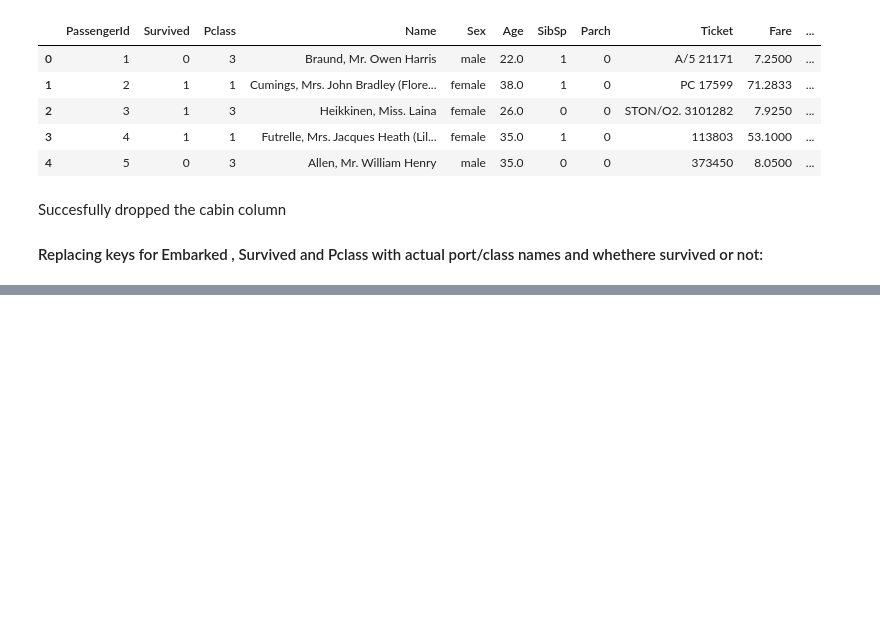
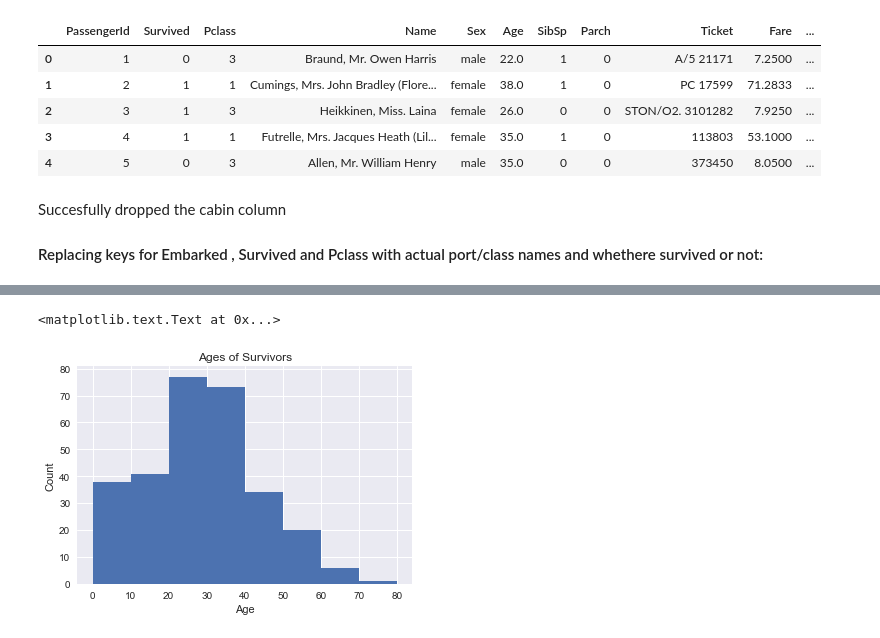
Before and after one commit to salarather/titanic-data-analysis, a Jupyter notebook: titanic-analysis.ipynb, the cells around one changed output, grey strips where cells are left out. Cells and saved outputs as stored; diff of their text form; code cells hidden in the pictures; blank space fills up the shorter version.

```diff
--- a/titanic-analysis.ipynb
+++ b/titanic-analysis.ipynb
@@ -137,0 +191,4 @@ The data looks in much more promising condition now so we can start the analysis
+# %%
+def survived_group(data, attrib):
+    survived = data[data['Survived'] == 1][attrib].dropna()
+    return survived
@@ -137,0 +199,10 @@ The data looks in much more promising condition now so we can start the analysis
+# %%
+survived_ages = survived_group(data, 'Age')
+plt.hist(survived_ages.values, bins=np.arange(0,90,10), histtype = 'bar')
+plt.title('Ages of Survivors')
+plt.xlabel('Age')
+plt.ylabel('Count')
+#survived_ages
+# %% [output]
+<matplotlib.text.Text at 0x...>
+[figure, added]
```
Also changed, not shown: parts of 32 cells of this notebook.
